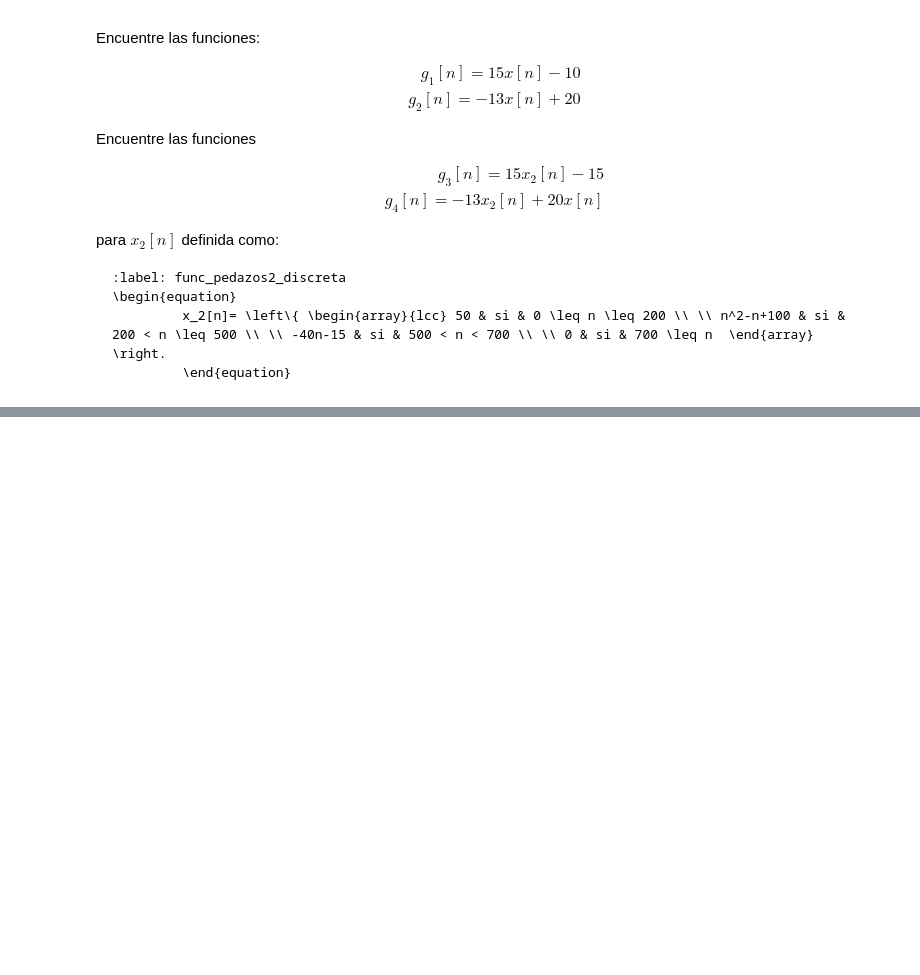
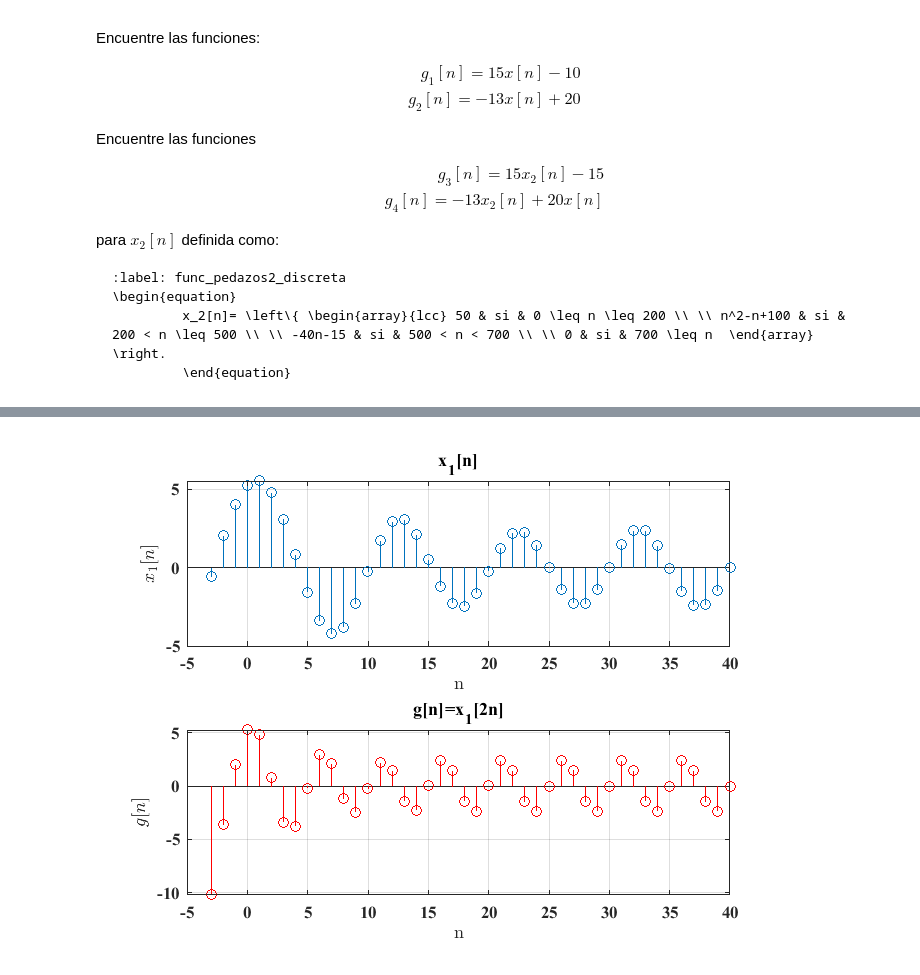
Before and after one commit to LuisGerardo2204/senales_sistemas, a Jupyter notebook: _sources/senales_discreto.ipynb, the cells around one changed output, grey strips where cells are left out. Saved outputs shown, nothing was run; the diff lists cells and outputs as text; code cells hidden in the pictures; blank space fills up the shorter version.

```diff
--- a/_sources/senales_discreto.ipynb
+++ b/_sources/senales_discreto.ipynb
@@ -376,0 +453,95 @@ $$
+# %%
+clear
+close all
+n = [-3:1:40];
+x1 = @(n) 2.5*sin(0.2*pi*n)+5.25*exp(-0.15*n).*cos(0.45*n);
+
+subplot(2,1,1)
+stem(n,x1(n))
+grid
+title("x_1[n]")
+
+ set(gca,'defaulttextinterpreter','latex')
+
+   set(get(gca,'XLabel'),'String','n',...
+                    'FontName','times news roman',... %Ajustes de rótulos y formato de letra
+                    'FontAngle','normal',...
+                    'FontSize',20)
+%
+ set(get(gca,'YLabel'),'String','$x_1[n]$',...
+                     'FontName','times news roman',...
+                     'FontAngle','normal',...
+                     'FontSize',20)
+
+
+set(gca,'fontsize',10);
+set(gca,'fontname','Times New Roman','FontWeight','Bold');
+
+
+subplot(2,1,2)
+stem(n,x1(2*n),'r')
+grid
+title("g[n]=x_1[2n]")
+
+ set(gca,'defaulttextinterpreter','latex')
+
+   set(get(gca,'XLabel'),'String','n',...
+                    'FontName','times news roman',... %Ajustes de rótulos y formato de letra
+                    'FontAngle','normal',...
+                    'FontSize',20)
+%
+ set(get(gca,'YLabel'),'String','$g[n]$',...
+                     'FontName','times news roman',...
+                     'FontAngle','normal',...
+                     'FontSize',20)
+
+
+set(gca,'fontsize',10);
+set(gca,'fontname','Times New Roman','FontWeight','Bold');
+
+
+figure
+subplot(2,1,1)
+stem(n,x1(n))
+grid
+title("x_1[n]")
+
+ set(gca,'defaulttextinterpreter','latex')
+
+   set(get(gca,'XLabel'),'String','n',...
+                    'FontName','times news roman',... %Ajustes de rótulos y formato de letra
+                    'FontAngle','normal',...
+                    'FontSize',20)
+%
+ set(get(gca,'YLabel'),'String','$x_1[n]$',...
+                     'FontName','times news roman',...
+                     'FontAngle','normal',...
+                     'FontSize',20)
+
+
+set(gca,'fontsize',10);
+set(gca,'fontname','Times New Roman','FontWeight','Bold');
+
+
+subplot(2,1,2)
+stem(n,x1(n./2),'r')
+grid
+title("g[n]=x_1[n/2]")
+
+ set(gca,'defaulttextinterpreter','latex')
+
+   set(get(gca,'XLabel'),'String','n',...
+                    'FontName','times news roman',... %Ajustes de rótulos y formato de letra
+                    'FontAngle','normal',...
+                    'FontSize',20)
+%
+ set(get(gca,'YLabel'),'String','$g[n]$',...
+                     'FontName','times news roman',...
+                     'FontAngle','normal',...
+                     'FontSize',20)
+
+
+set(gca,'fontsize',10);
+set(gca,'fontname','Times New Roman','FontWeight','Bold');
+# %% [output]
+[figure, added]
```
Also changed, not shown: parts of 13 cells of this notebook, 56 other files.
